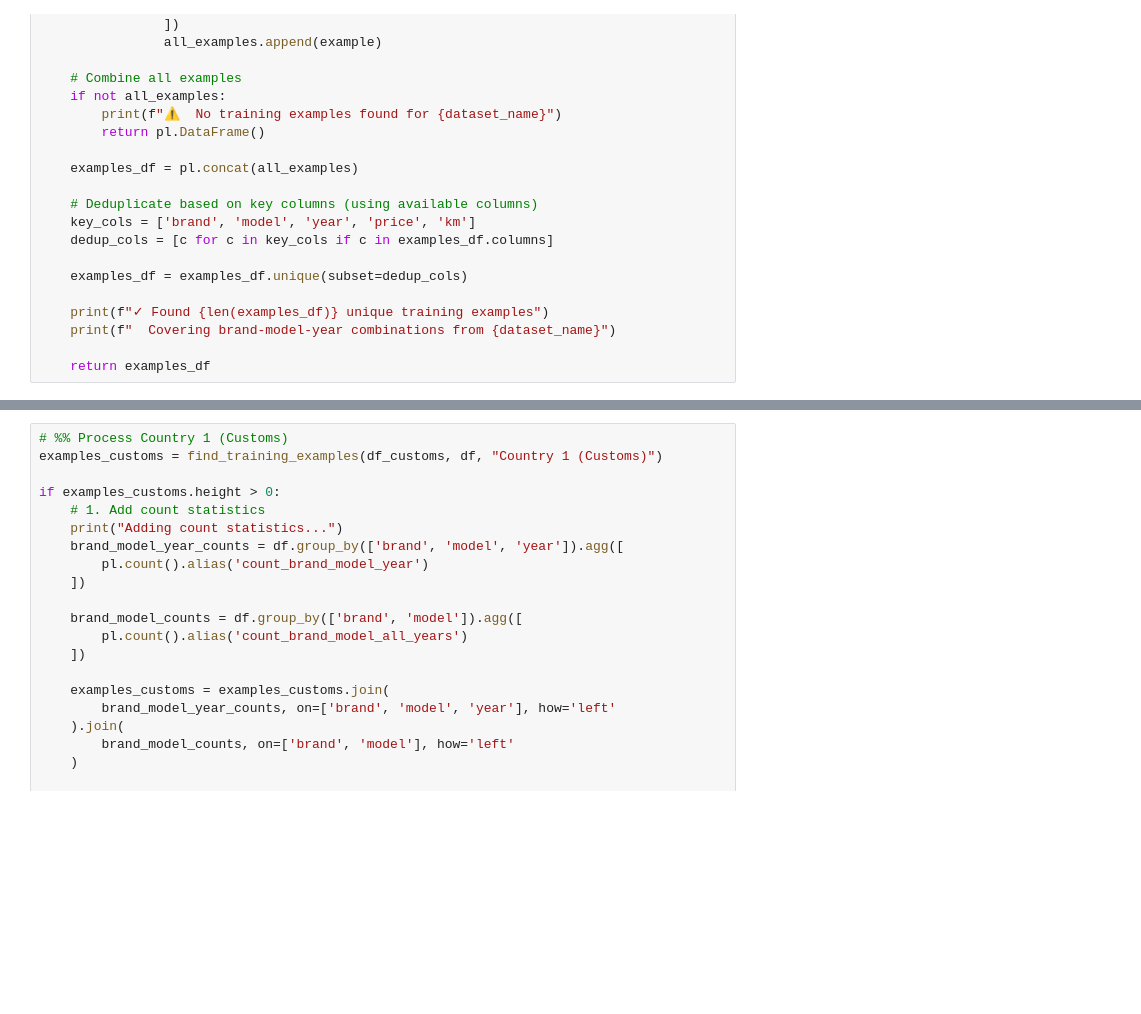
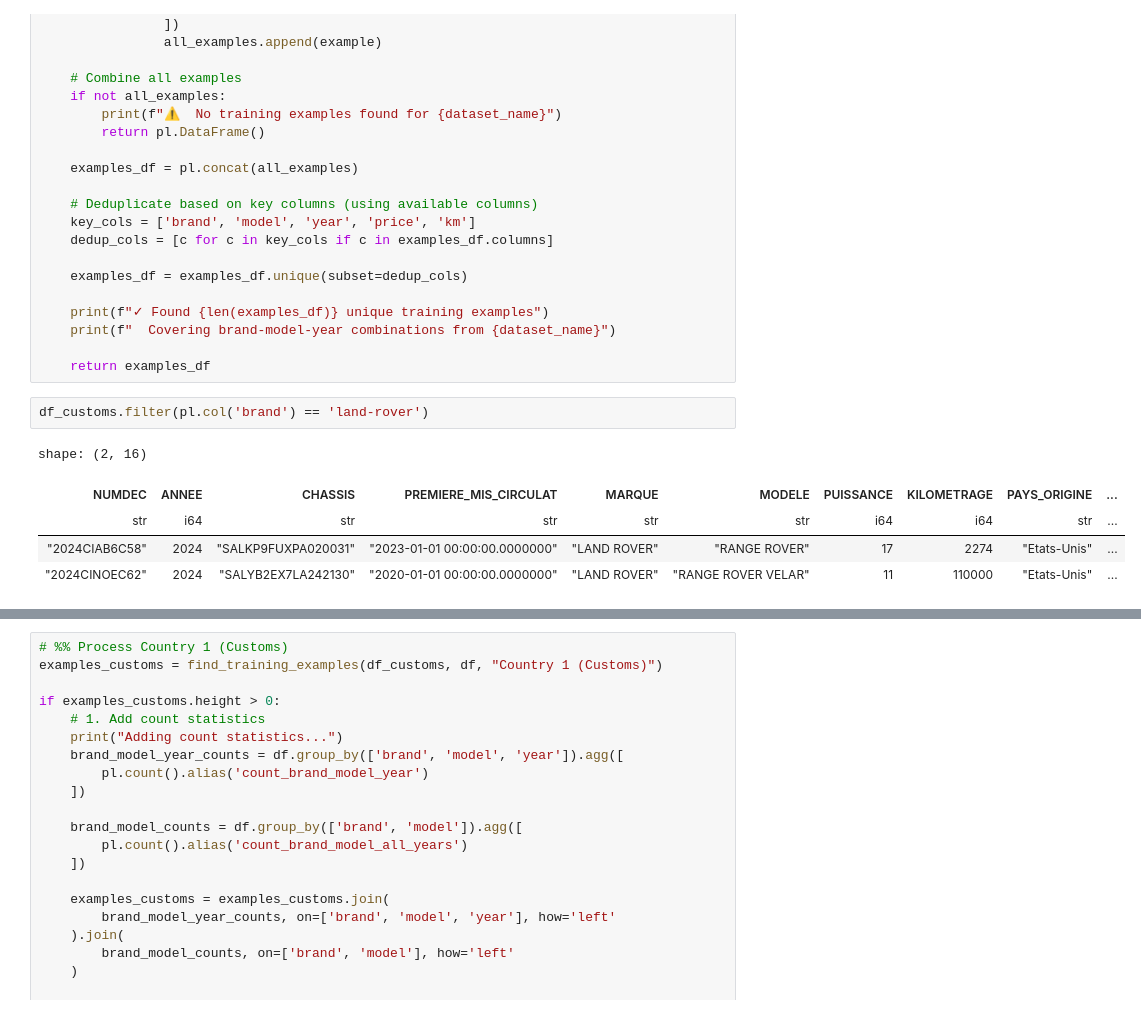
Before and after one commit to brunothefirst/car_price_prediction, a Jupyter notebook: notebooks/06_lean_model_training.ipynb, the cells around one changed output, grey strips where cells are left out. Cells and saved outputs as stored; diff of their text form; blank space fills up the shorter version.

```diff
--- a/notebooks/06_lean_model_training.ipynb
+++ b/notebooks/06_lean_model_training.ipynb
@@ -3366,3 +3366,11 @@ def find_training_examples(country_df, training_df, dataset_name="Country"):
     print(f"  Covering brand-model-year combinations from {dataset_name}")
 
     return examples_df
+# %%
+df_customs.filter(pl.col('brand') == 'land-rover')
+# %% [output]
+shape: (2, 16)
+| NUMDEC | ANNEE | CHASSIS | PREMIERE_MIS_CIRCULAT | MARQUE | MODELE | PUISSANCE | KILOMETRAGE | PAYS_ORIGINE | ... |
+| str | i64 | str | str | str | str | i64 | i64 | str | ... |
+| "2024CIAB6C58" | 2024 | "SALKP9FUXPA020031" | "2023-01-01 00:00:00.0000000" | "LAND ROVER" | "RANGE ROVER" | 17 | 2274 | "Etats-Unis" | ... |
+| "2024CINOEC62" | 2024 | "SALYB2EX7LA242130" | "2020-01-01 00:00:00.0000000" | "LAND ROVER" | "RANGE ROVER VELAR" | 11 | 110000 | "Etats-Unis" | ... |
```
Also changed, not shown: parts of 3 cells of this notebook.
